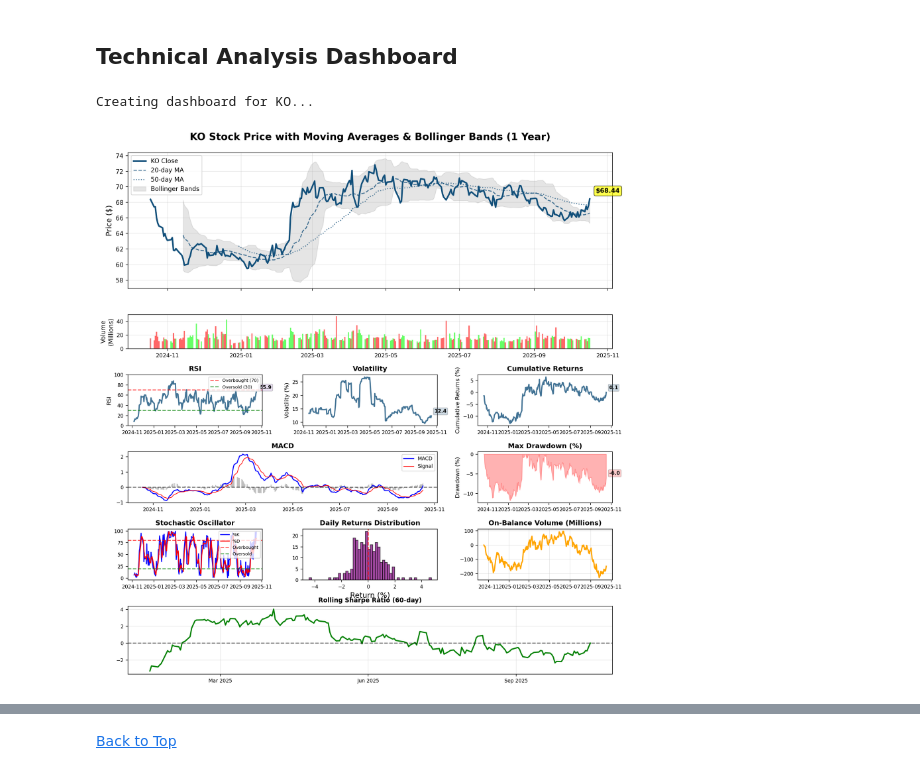
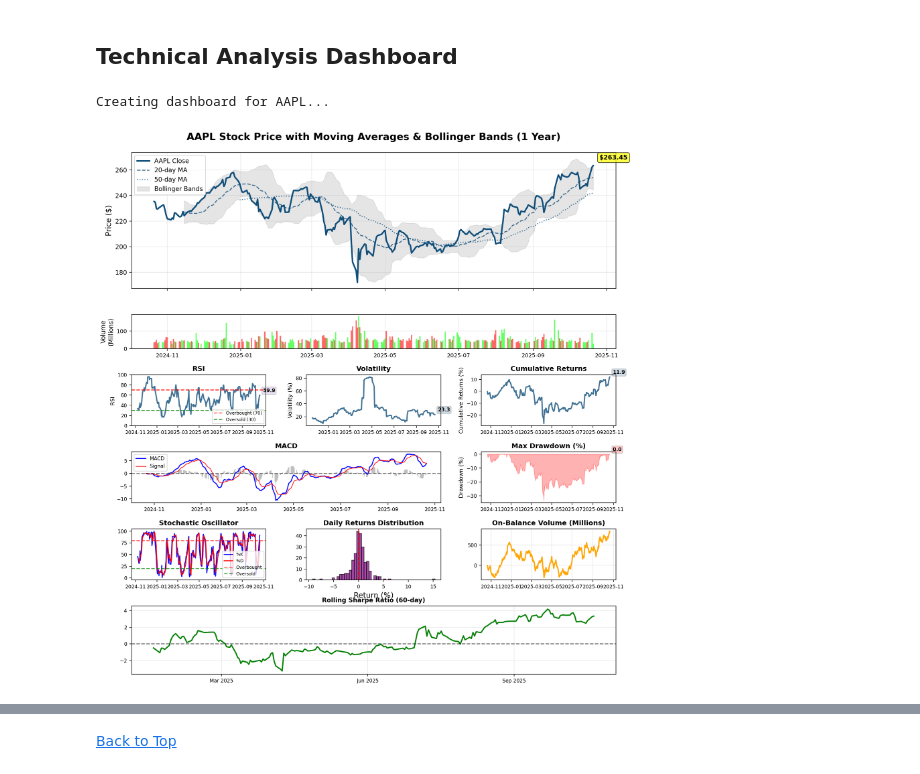
Before and after one commit to Salling3650/Stock_marked, a Jupyter notebook: Stock analysis.ipynb, the cells around one changed output, grey strips where cells are left out. Cells and saved outputs as stored; diff of their text form; code cells hidden in the pictures.

```diff
--- a/Stock analysis.ipynb
+++ b/Stock analysis.ipynb
@@ -140,22 +140,19 @@ def make_cnn_api_request(url, max_retries=3, backoff_factor=1.0, timeout=10):
 2. Examples: `'GOOGL'`, `'MSFT'`, `'TSLA'`, `'NVDA'`, `'AMZN'`, etc.
 3. Run the cell above, then run the dashboard cell below
 # %%
-user_input = 'KO'  # Change this to any stock symbol (e.g., 'AAPL', 'GOOGL', 'MSFT', etc.)
+selected_stock = 'AAPL'  # Change this to any stock symbol (e.g., 'AAPL', 'GOOGL', 'MSFT', etc.)
 period = '1y'  # Change this to desired period (e.g., '1d', '1wk', '6mo', '1y', '2y', 'max' etc.) - x-axis labels will auto-adjust
 # %%
 # STOCK SELECTION
 # Change the stock symbol below to any stock you want to analyze
-
-selected_stock = user_input.upper()
 print(f"Fetching data for {selected_stock}...")
 
 # Fetch stock data
 data = fetch_stock_data(selected_stock, period)
 
 if not data.empty:
-    stock_symbols.append(selected_stock)
-
     # Calculate technical indicators using utility function
+    from functions import calculate_technical_indicators
     data = calculate_technical_indicators(data)
 
     # Calculate additional metrics
@@ -163,7 +160,6 @@ if not data.empty:
     data['Volatility'] = data['Daily_Return'].rolling(window=20).std() * np.sqrt(252)
     data['Cumulative_Return'] = (1 + data['Daily_Return']).cumprod() - 1
 
-    stock_metrics[selected_stock] = data
     ticker = get_ticker(selected_stock)  # Ensure ticker is set
     print(f"Successfully loaded {selected_stock}")
 else:
@@ -186,7 +181,7 @@ period_names = {
 }
 
 period_display = period_names.get(period, period)
-data = stock_metrics[selected_stock]
+# Use the 'data' variable that was already loaded in the previous cell
 
 # Pre-calculate all technical indicators (vectorized operations for speed)
 close_price = data['Close']
@@ -318,35 +313,35 @@ ax_stoch.tick_params(axis='both', labelsize=8)
 # Returns Distribution Histogram
 ax_hist = fig.add_subplot(gs[4, 1])
 ax_hist.hist(daily_returns.dropna() * 100, bins=50, alpha=0.7, color='purple', edgecolor='black')
 ax_hist.set_title('Daily Returns Distribution', fontweight='bold', fontsize=11)
 ax_hist.set_xlabel('Return (%)')
 ax_hist.axvline(x=0, color='red', linestyle='--')
 ax_hist.tick_params(axis='both', labelsize=8)
 
 # On-Balance Volume
 ax_obv = fig.add_subplot(gs[4, 2])
 ax_obv.plot(idx, obv / 1e6, color='orange', linewidth=2)
 ax_obv.set_title('On-Balance Volume (Millions)', fontweight='bold', fontsize=11)
 ax_obv.grid(True, alpha=0.3)
 ax_obv.tick_params(axis='both', labelsize=8)
 
 # Rolling Sharpe Ratio
 ax_sharpe_roll = fig.add_subplot(gs[5, :])
 ax_sharpe_roll.plot(idx, rolling_sharpe, color='green', linewidth=2)
 ax_sharpe_roll.set_title('Rolling Sharpe Ratio (60-day)', fontweight='bold', fontsize=10)
 ax_sharpe_roll.axhline(y=0, color='black', linestyle='--', alpha=0.5)
 ax_sharpe_roll.grid(True, alpha=0.3)
 ax_sharpe_roll.tick_params(axis='both', labelsize=8)
 
 # Set up proper date formatting for x-axis based on period
 setup_date_formatting(ax_sharpe_roll, period)
 
 plt.tight_layout()
 plt.subplots_adjust(bottom=0.15)
 plt.show()
 # %% [output]
-Creating dashboard for KO...
+Creating dashboard for AAPL...
-[figure, old version]
+[figure, new version]
 # %%
 # Display key metrics with visual cards and mini charts
 from IPython.display import HTML, display
```
Also changed, not shown: parts of 30 cells of this notebook.
